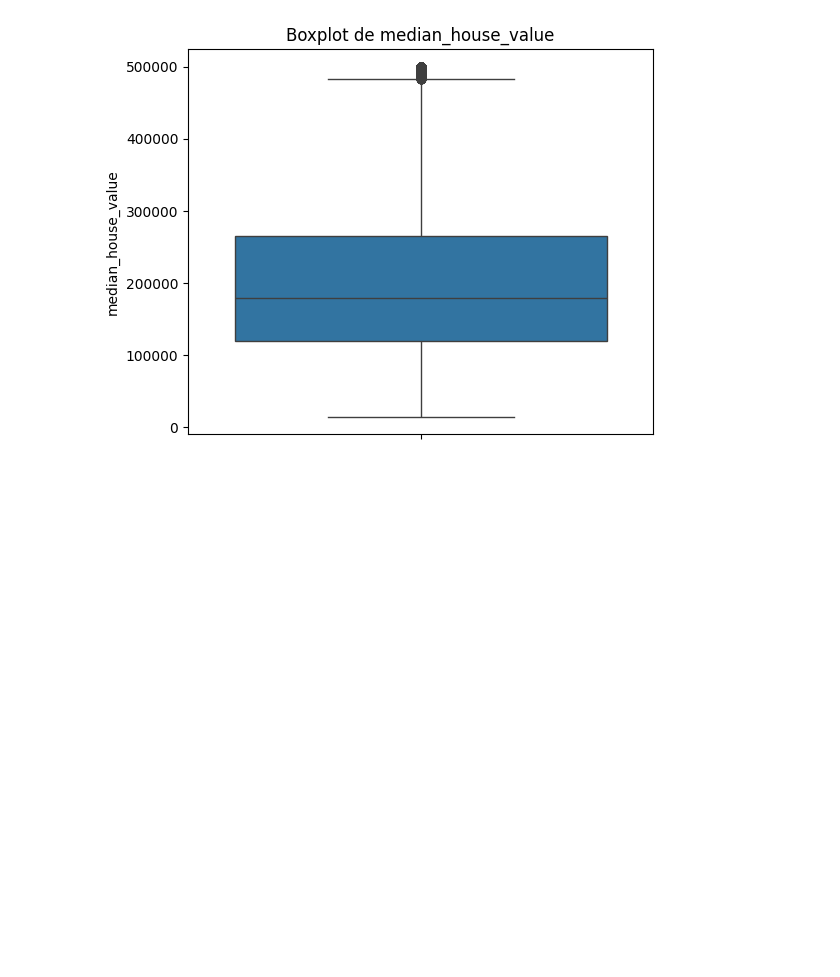
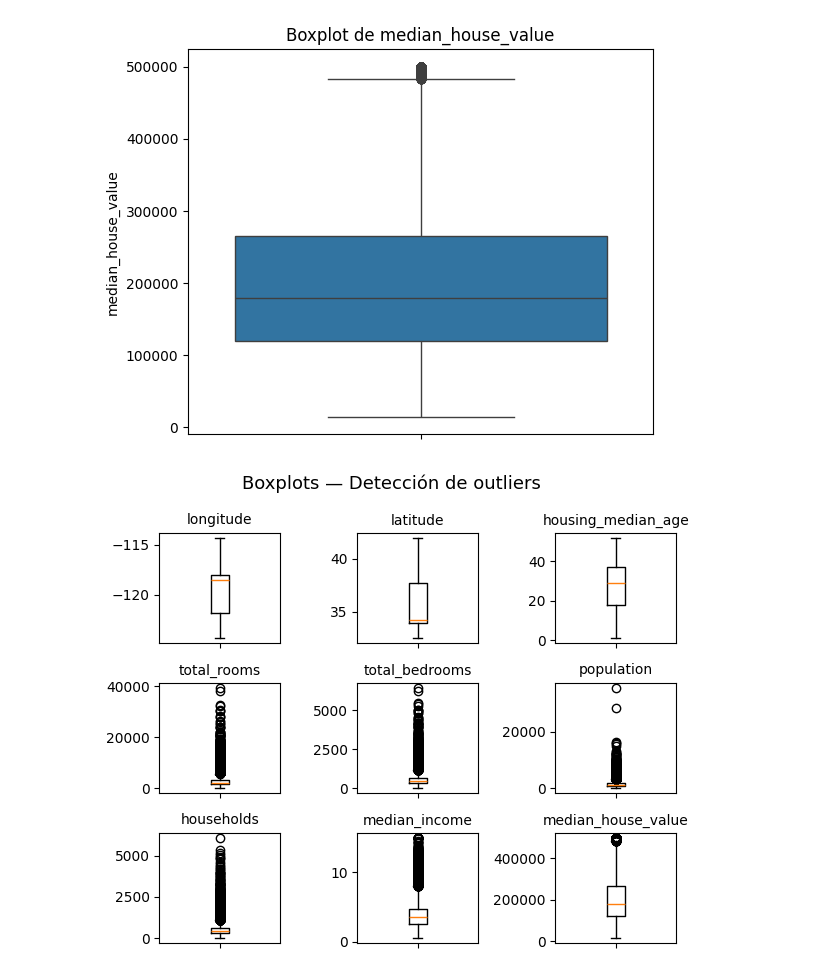
Before and after one commit to anitaharo24-code/proyecto_final_Ana_Haro, a Jupyter notebook: notebooks/01_exploracion.ipynb, the cells around one changed output. Cells and saved outputs as stored; diff of their text form; code cells hidden in the pictures; blank space fills up the shorter version.

```diff
--- a/notebooks/01_exploracion.ipynb
+++ b/notebooks/01_exploracion.ipynb
@@ -139,3 +146,19 @@ plt.title("Boxplot de median_house_value")
 # %% [output]
 Text(0.5, 1.0, 'Boxplot de median_house_value')
 [figure]
+# %%
+numericas = df.select_dtypes(include=np.number).columns
+
+fig, axes = plt.subplots(3, 3, figsize=(6, 5))
+axes = axes.flatten()
+
+for i, col in enumerate(numericas):
+    axes[i].boxplot(df[col].dropna())
+    axes[i].set_title(col, fontsize=10)
+    axes[i].set_xticklabels([])
+
+plt.suptitle("Boxplots — Detección de outliers", fontsize=13)
+plt.tight_layout()
+plt.show()
+# %% [output]
+[figure, added]
```
Also changed, not shown: parts of 7 cells of this notebook.
